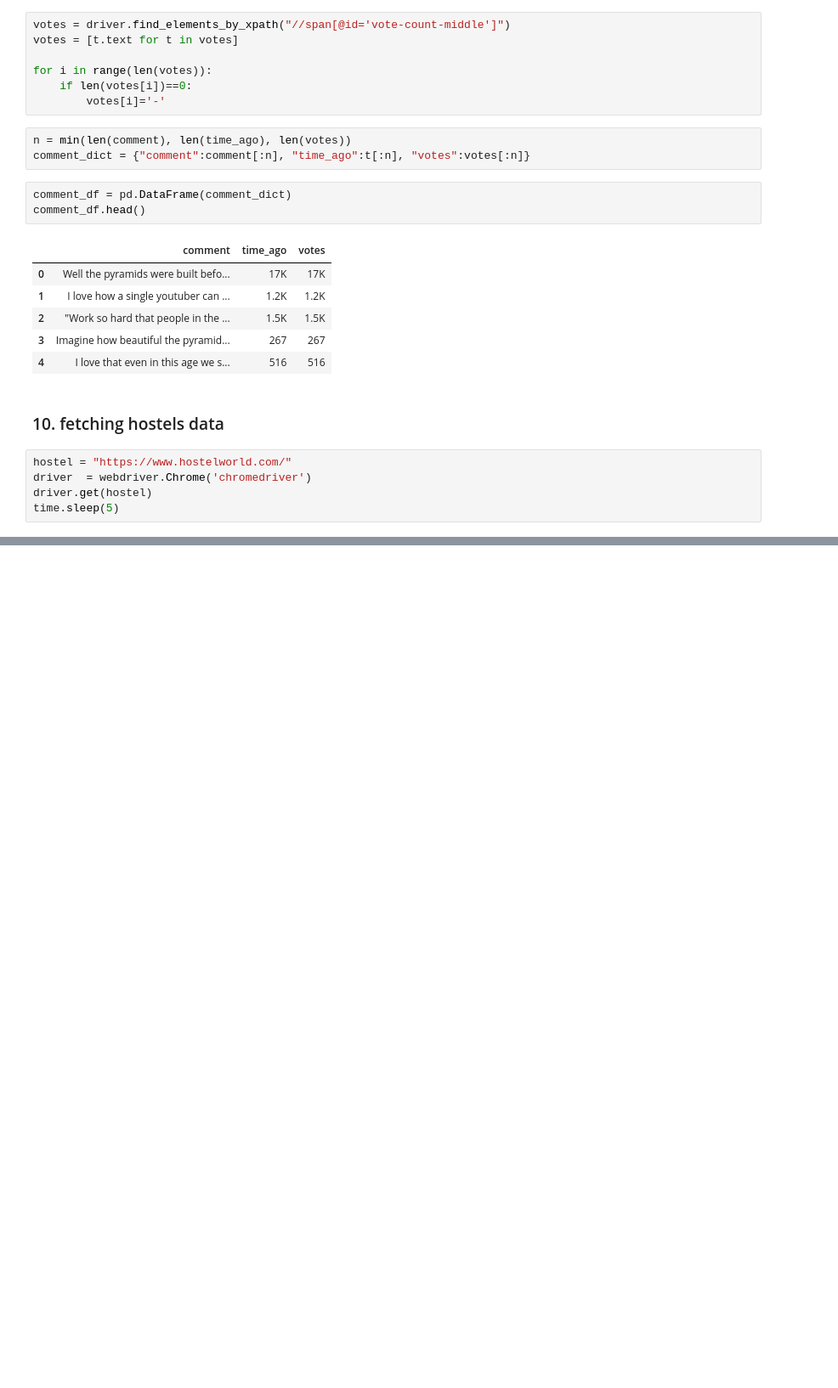
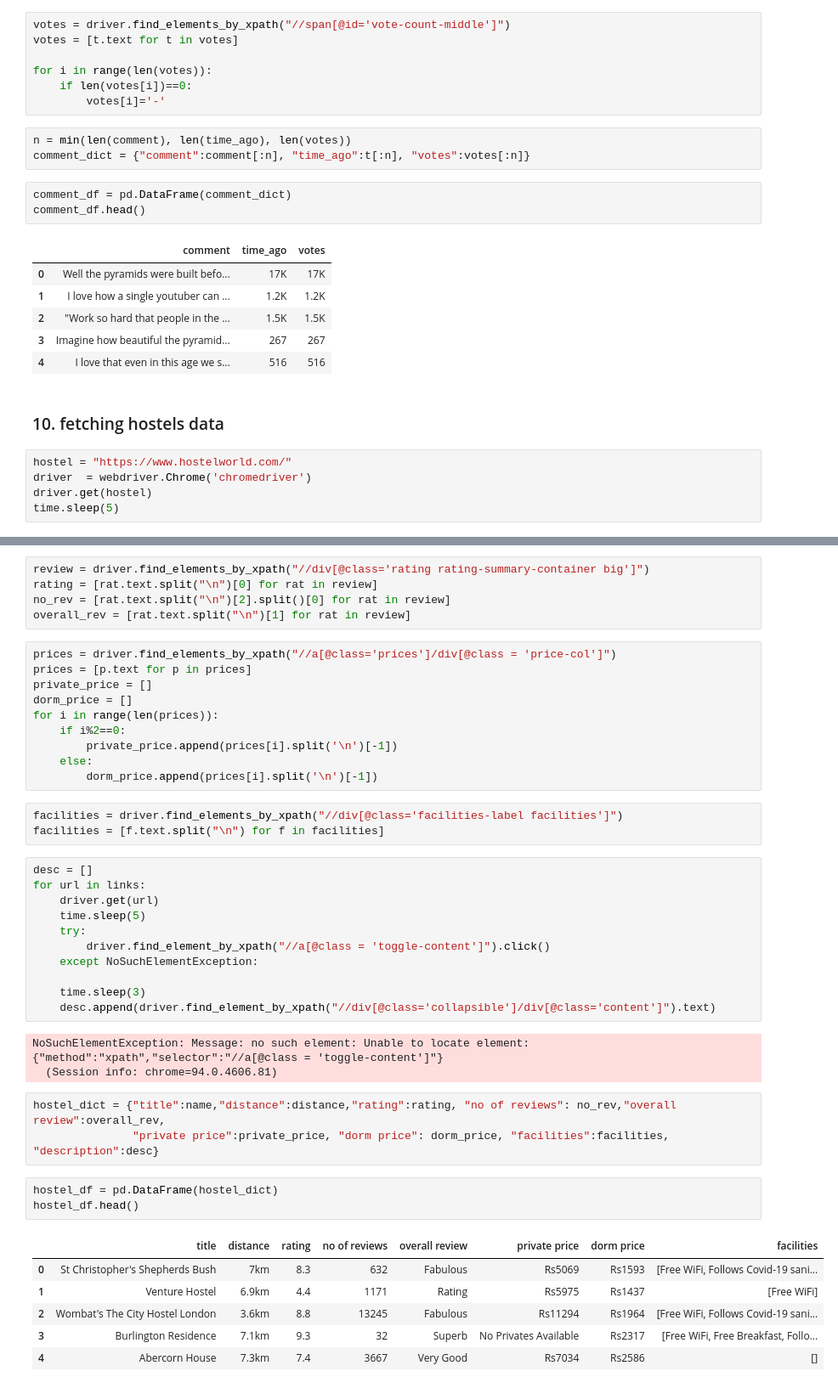
Before and after one commit to surjeet143/Internship, a Jupyter notebook: web scraping 3/Webscraping 3.ipynb, the cells around one changed output, grey strips where cells are left out. Shown: that part at 85% size. Drawn from its saved outputs; the diff is of its cells as text; blank space fills up the shorter version.

```diff
--- a/web scraping 3/Webscraping 3.ipynb
+++ b/web scraping 3/Webscraping 3.ipynb
@@ -526,2 +524,47 @@ title = [t.text for t in title]
 distance = driver.find_elements_by_xpath("//div[@class='subtitle body-3']/a/span[1]")
 distance = [d.text.split("-")[1].split()[0] for d in distance]
+# %%
+review = driver.find_elements_by_xpath("//div[@class='rating rating-summary-container big']")
+rating = [rat.text.split("\n")[0] for rat in review]
+no_rev = [rat.text.split("\n")[2].split()[0] for rat in review]
+overall_rev = [rat.text.split("\n")[1] for rat in review]
+# %%
+prices = driver.find_elements_by_xpath("//a[@class='prices']/div[@class = 'price-col']")
+prices = [p.text for p in prices]
+private_price = []
+dorm_price = []
+for i in range(len(prices)):
+    if i%2==0:
+        private_price.append(prices[i].split('\n')[-1])
+    else:
+        dorm_price.append(prices[i].split('\n')[-1])
+# %%
+facilities = driver.find_elements_by_xpath("//div[@class='facilities-label facilities']")
+facilities = [f.text.split("\n") for f in facilities]
+# %%
+desc = []
+for url in links:
+    driver.get(url)
+    time.sleep(5)
+    try:
+        driver.find_element_by_xpath("//a[@class = 'toggle-content']").click()
+    except NoSuchElementException:
+
+    time.sleep(3)
+    desc.append(driver.find_element_by_xpath("//div[@class='collapsible']/div[@class='content']").text)
+# %% [output]
+NoSuchElementException: Message: no such element: Unable to locate element: {"method":"xpath","selector":"//a[@class = 'toggle-content']"}
+  (Session info: chrome=94.0.4606.81)
+# %%
+hostel_dict = {"title":name,"distance":distance,"rating":rating, "no of reviews": no_rev,"overall review":overall_rev,
+               "private price":private_price, "dorm price": dorm_price, "facilities":facilities, "description":desc}
+# %%
+hostel_df = pd.DataFrame(hostel_dict)
+hostel_df.head()
+# %% [output]
+|  | title | distance | rating | no of reviews | overall review | private price | dorm price | facilities |
+| 0 | St Christopher's Shepherds Bush | 7km | 8.3 | 632 | Fabulous | Rs5069 | Rs1593 | [Free WiFi, Follows Covid-19 sani... |
+| 1 | Venture Hostel | 6.9km | 4.4 | 1171 | Rating | Rs5975 | Rs1437 | [Free WiFi] |
+| 2 | Wombat's The City Hostel London | 3.6km | 8.8 | 13245 | Fabulous | Rs11294 | Rs1964 | [Free WiFi, Follows Covid-19 sani... |
+| 3 | Burlington Residence | 7.1km | 9.3 | 32 | Superb | No Privates Available | Rs2317 | [Free WiFi, Free Breakfast, Follo... |
+| 4 | Abercorn House | 7.3km | 7.4 | 3667 | Very Good | Rs7034 | Rs2586 | [] |
```
Also changed, not shown: parts of 5 cells of this notebook.
